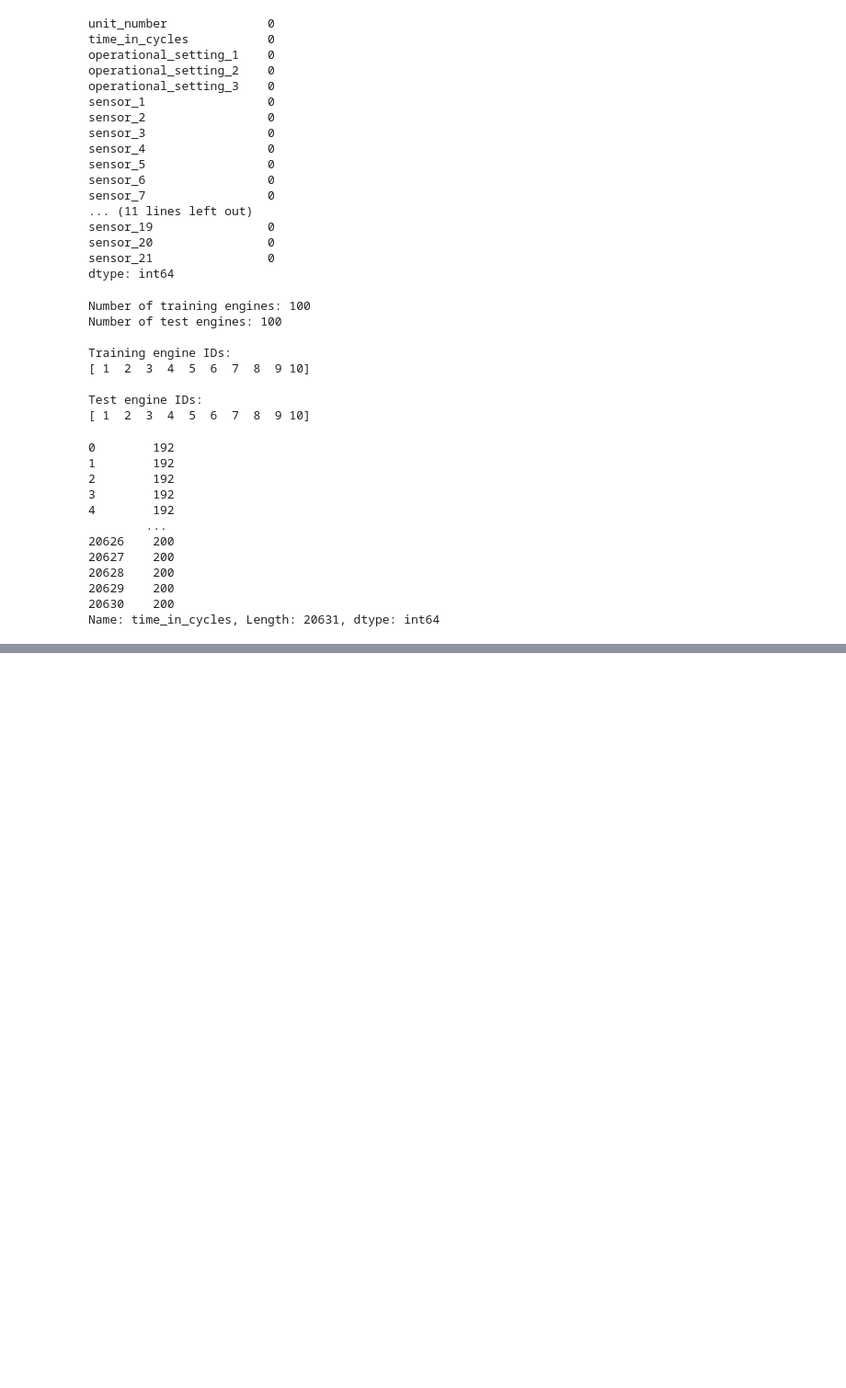
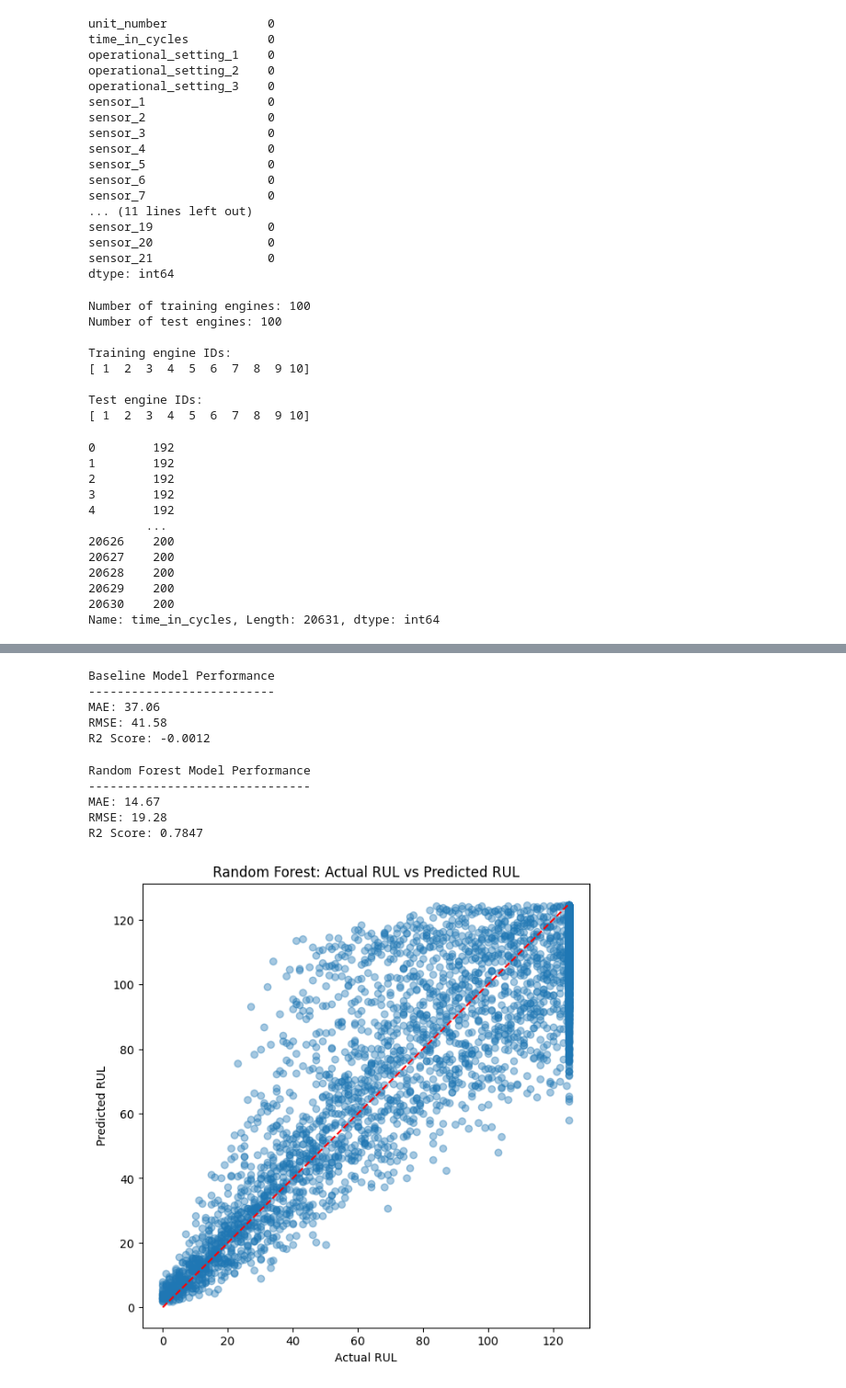
Before and after one commit to kallurivenkatesh4416-commits/aero-rul-predictor, a Jupyter notebook: notebooks/01_experiments.ipynb, the cells around one changed output, grey strips where cells are left out. Shown at 92% size. Saved outputs shown, nothing was run; the diff lists cells and outputs as text; code cells hidden in the pictures; blank space fills up the shorter version.

Commit message:
Add model experimentation and results interpretation notebooks

```diff
--- a/notebooks/01_experiments.ipynb
+++ b/notebooks/01_experiments.ipynb
@@ -207,0 +280,6 @@ train_df[train_df['unit_number'] == 1]
+# %%
+# Count how many unique values each column has
+
+unique_value_counts = train_df.nunique().sort_values()
+
+unique_value_counts
@@ -207,0 +389,69 @@ train_df[train_df['unit_number'] == 1]
+# %%
+
+baseline_model = DummyRegressor(strategy="mean")
+
+baseline_model.fit(X_train, y_train)
+
+baseline_predictions = baseline_model.predict(X_validation)
+
+baseline_mae = mean_absolute_error(y_validation, baseline_predictions)
+baseline_rmse = np.sqrt(mean_squared_error(y_validation, baseline_predictions))
+baseline_r2 = r2_score(y_validation, baseline_predictions)
+
+print("Baseline Model Performance")
+print("--------------------------")
+print("MAE:", round(baseline_mae, 2))
+print("RMSE:", round(baseline_rmse, 2))
+print("R2 Score:", round(baseline_r2, 4))
+# %% [output]
+Baseline Model Performance
+--------------------------
+MAE: 37.06
+RMSE: 41.58
+R2 Score: -0.0012
+# %%
+random_forest_model = RandomForestRegressor(
+    n_estimators=200,
+    max_depth=12,
+    min_samples_leaf=5,
+    random_state=44,
+    n_jobs=-1,
+)
+
+
+random_forest_model.fit(X_train, y_train)
+rf_predictions = random_forest_model.predict(X_validation)
+rf_mae = mean_absolute_error(y_validation, rf_predictions)
+rf_rmse = np.sqrt(mean_squared_error(y_validation, rf_predictions))
+rf_r2 = r2_score(y_validation, rf_predictions)
+
+
+
+print("Random Forest Model Performance")
+print("-------------------------------")
+print("MAE:", round(rf_mae, 2))
+print("RMSE:", round(rf_rmse, 2))
+print("R2 Score:", round(rf_r2, 4))
+# %% [output]
+Random Forest Model Performance
+-------------------------------
+MAE: 14.67
+RMSE: 19.28
+R2 Score: 0.7847
+# %%
+plt.figure(figsize = (7,7))
+plt.scatter(y_validation, rf_predictions, alpha = 0.4)
+
+plt.plot(
+    [y_validation.min(), y_validation.max()],
+    [y_validation.min(), y_validation.max()],
+    linestyle = '--',
+    color = 'red'
+)
+
+plt.title("Random Forest: Actual RUL vs Predicted RUL")
+plt.xlabel("Actual RUL")
+plt.ylabel("Predicted RUL")
+plt.show()
+# %% [output]
+[figure, added]
```
Also changed, not shown: parts of 31 cells of this notebook, 4 other files.
